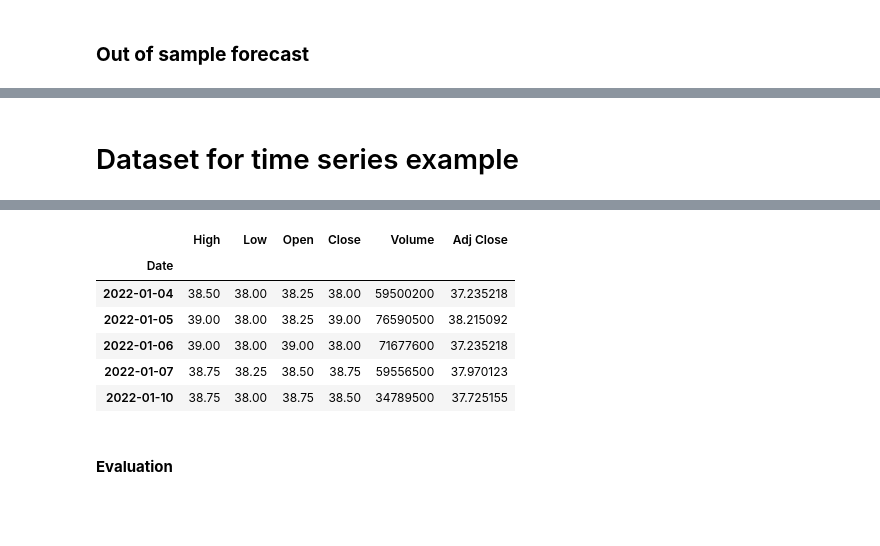
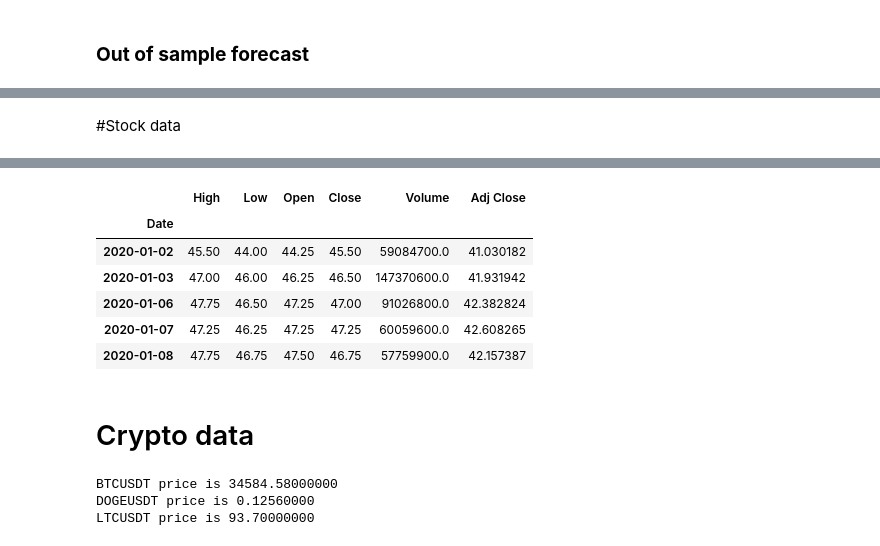
Before and after one commit to ekaratnida/Automated_Tools-, a Jupyter notebook: Module3_2.ipynb, the cells around one changed output, grey strips where cells are left out. Drawn from its saved outputs; the diff is of its cells as text; code cells hidden in the pictures; blank space fills up the shorter version.

```diff
--- a/Module3_2.ipynb
+++ b/Module3_2.ipynb
@@ -220,13 +221,13 @@ plt.show()
 [figure]
-# %% [markdown]
-# Dataset for time series example
+# %% [markdown]
+#Stock data
 # %%
 !pip install --upgrade pandas
 !pip install --upgrade pandas-datareader
 import pandas_datareader as web
 import datetime
-start = datetime.datetime(2022, 1, 1)
-end = datetime.datetime(2022, 1, 30)
+start = datetime.datetime(2020, 1, 1)
+end = datetime.datetime(2020, 6, 30)
 df3 = web.DataReader("PTT.BK", 'yahoo', start, end)
 df3.head()
 # %% [output]
@@ -250,9 +251,34 @@ Requirement already satisfied: idna<3,>=2.5 in /usr/local/lib/python3.7/dist-pac
 |  | High | Low | Open | Close | Volume | Adj Close |
 | Date |  |  |  |  |  |  |
-| 2022-01-04 | 38.50 | 38.00 | 38.25 | 38.00 | 59500200 | 37.235218 |
-| 2022-01-05 | 39.00 | 38.00 | 38.25 | 39.00 | 76590500 | 38.215092 |
-| 2022-01-06 | 39.00 | 38.00 | 39.00 | 38.00 | 71677600 | 37.235218 |
-| 2022-01-07 | 38.75 | 38.25 | 38.50 | 38.75 | 59556500 | 37.970123 |
-| 2022-01-10 | 38.75 | 38.00 | 38.75 | 38.50 | 34789500 | 37.725155 |
+| 2020-01-02 | 45.50 | 44.00 | 44.25 | 45.50 | 59084700.0 | 41.030182 |
+| 2020-01-03 | 47.00 | 46.00 | 46.25 | 46.50 | 147370600.0 | 41.931942 |
+| 2020-01-06 | 47.75 | 46.50 | 47.25 | 47.00 | 91026800.0 | 42.382824 |
+| 2020-01-07 | 47.25 | 46.25 | 47.25 | 47.25 | 60059600.0 | 42.608265 |
+| 2020-01-08 | 47.75 | 46.75 | 47.50 | 46.75 | 57759900.0 | 42.157387 |
-# %% [markdown]
-#### **Evaluation**
+# %% [markdown]
+# Crypto data
+# %%
+# Import libraries
+import json
+import requests
+
+# Defining Binance API URL
+key = "https://api.binance.com/api/v3/ticker/price?symbol="
+
+# Making list for multiple crypto's
+currencies = ["BTCUSDT", "DOGEUSDT", "LTCUSDT"]
+j = 0
+
+# running loop to print all crypto prices
+for i in currencies:
+
+	# completing API for request
+	url = key+currencies[j]
+	data = requests.get(url)
+	data = data.json()
+	j = j+1
+	print(f"{data['symbol']} price is {data['price']}")
+# %% [output]
+BTCUSDT price is 34584.58000000
+DOGEUSDT price is 0.12560000
+LTCUSDT price is 93.70000000
```
Also changed, not shown: parts of 7 cells of this notebook.
